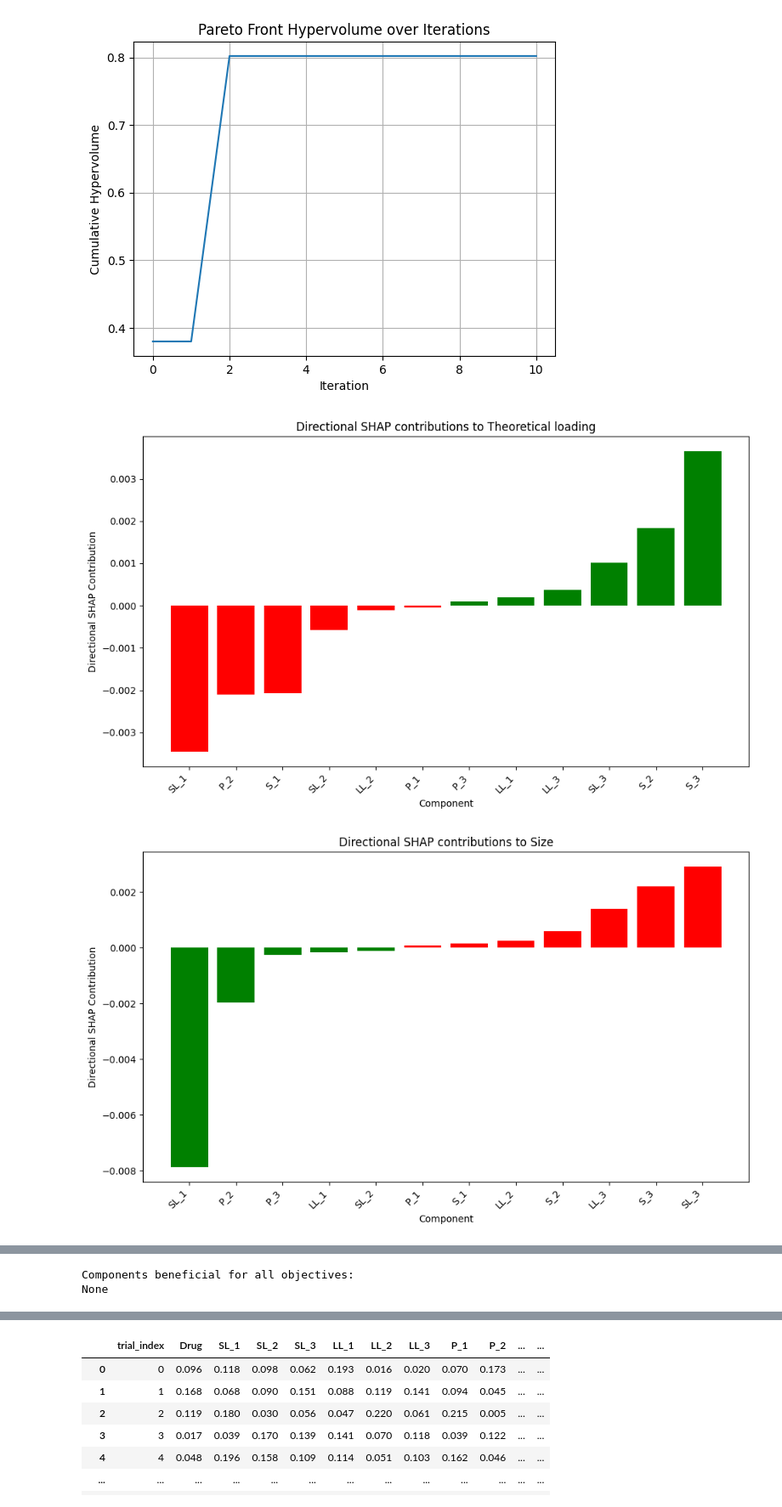
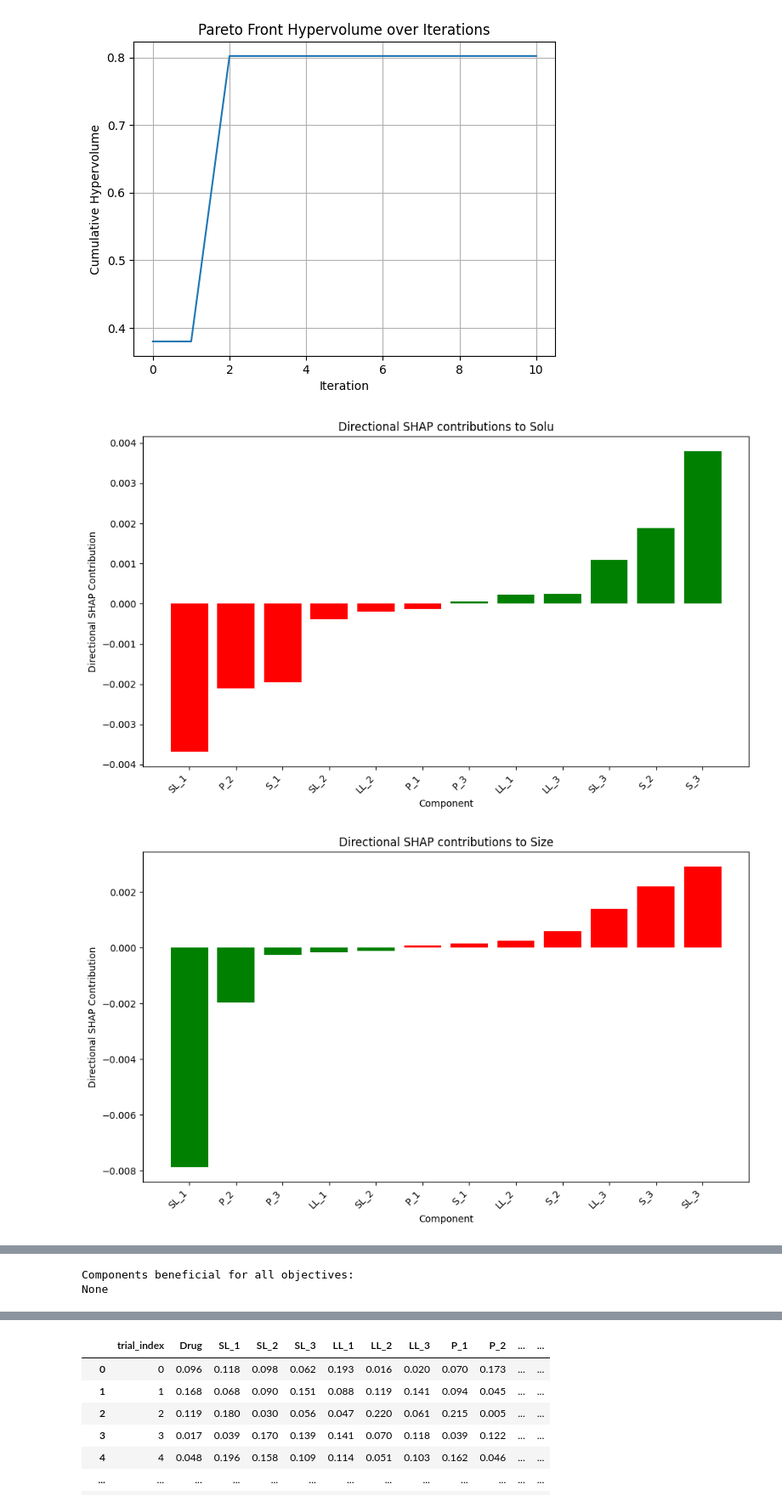
Before and after one commit to ZeqingBao/SDL5_Nano, a Jupyter notebook: 1st_round_screening/1st_data_analysis.ipynb, the cells around one changed output, grey strips where cells are left out. Shown at 85% size. Saved outputs shown, nothing was run; the diff lists cells and outputs as text; code cells hidden in the pictures.

```diff
--- a/1st_round_screening/1st_data_analysis.ipynb
+++ b/1st_round_screening/1st_data_analysis.ipynb
@@ -76,25 +45,0 @@ OrderedDict([(91,
-# %%
-import pandas as pd
-
-# Assuming your OrderedDict is stored in opt_dict
-# You can assign it directly or fetch via ax_client.get_pareto_optimal_parameters()
-opt_dict = ax_client.get_pareto_optimal_parameters()
-
-# Flatten and create DataFrame
-records = []
-for idx, (params, (metrics, grads)) in opt_dict.items():
-    rec = {'Pareto_ID': idx}
-    # Add parameter values
-    rec.update(params)
-    # Add objective metrics
-    rec.update(metrics)
-    # Flatten the gradient/covariance dict
-    for obj, subdict in grads.items():
-        for subobj, val in subdict.items():
-            rec[f'cov_{obj}_{subobj}'] = val
-    records.append(rec)
-
-# Build DataFrame and set Pareto ID as index
-df = pd.DataFrame(records).set_index('Pareto_ID')
-
-df
@@ -117,7 +46,5 @@ df
 # %%
-# 使用示例
 organic_phase = ['SL_1', 'SL_2', 'SL_3', 'LL_1', 'LL_2', 'LL_3', 'P_1', 'P_2', 'P_3']
 aqueous_phase = ['S_1', 'S_2', 'S_3']
 component_cols = organic_phase + aqueous_phase
-objectives = ['Theoretical loading', 'Size', 'PDI']
-maximize_flags = [True, False, False]
+objectives = ['Solu', 'Size', 'PDI']
@@ -151,6 +121,7 @@ data_norm = data.copy()
 data_norm['Size'] = data_norm['Size'] / 1000
 data_norm['Size_STD'] = data_norm['Size_STD'] / 1000
 
+data_norm['Solu'] = data_norm['Solu'] / 2000
 
 data_norm['Complexity'] = data_norm['Complexity'] / 12
 data_norm
@@ -265,12 +236,6 @@ plt.grid(True)
 plt.show()
 # %% [output]
 [figure]
-# %%
-organic_phase = ['Drug','SL_1', 'SL_2', 'SL_3', 'LL_1', 'LL_2', 'LL_3', 'P_1', 'P_2', 'P_3']
-aqueous_phase = ['S_1', 'S_2', 'S_3']
-component_cols = organic_phase + aqueous_phase
-objectives = ['Theoretical loading', 'Size', 'PDI']
-maximize_flags = [True, False, False]
 # %%
 import matplotlib.pyplot as plt
 import pandas as pd
@@ -464,35 +429,35 @@ def analyze_directional_shap_all(df, component_cols, objectives, maximize_flags,
         plt.figure(figsize=(10, 6))
         plt.bar(series.index, series.values, color=colors)
         plt.xlabel('Component')
         plt.ylabel('Directional SHAP Contribution')
         plt.title(f'Directional SHAP contributions to {obj}')
         plt.xticks(rotation=45, ha='right')
         plt.tight_layout()
         plt.show()
 
         # 更新所有目标中都为有益的组分集合
         beneficial = set(series[beneficial_mask].index)
         all_beneficial &= beneficial
 
     # 打印在所有目标中均有益的组分
     print('Components beneficial for all objectives:')
     if all_beneficial:
         for comp in sorted(all_beneficial):
             print('-', comp)
     else:
         print('None')
 
     return contributions
 
 # 使用示例
 organic_phase = ['SL_1', 'SL_2', 'SL_3', 'LL_1', 'LL_2', 'LL_3', 'P_1', 'P_2', 'P_3']
 aqueous_phase = ['S_1', 'S_2', 'S_3']
 component_cols = organic_phase + aqueous_phase
-objectives = ['Theoretical loading', 'Size', 'PDI']
+objectives = ['Solu', 'Size', 'PDI']
 maximize_flags = [True, False, False]
 directional_contribs = analyze_directional_shap_all(data_norm, component_cols, objectives, maximize_flags)
 # %% [output]
-[figure, old version]
+[figure, new version]
 [figure]
 [figure]
 Components beneficial for all objectives:
```
Also changed, not shown: parts of 15 cells of this notebook, 9 other files.
